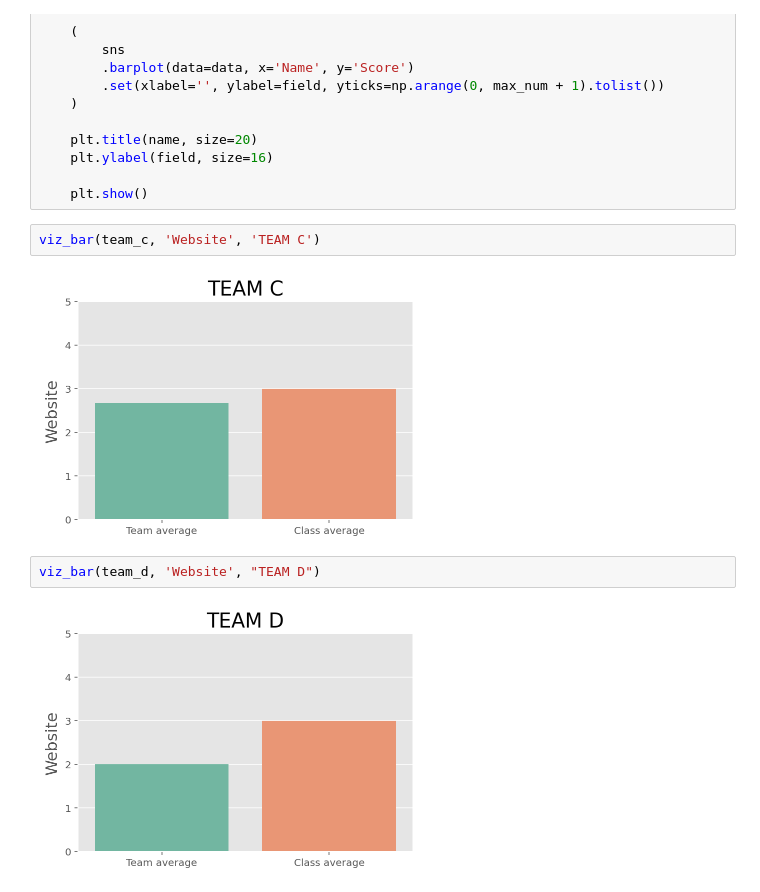
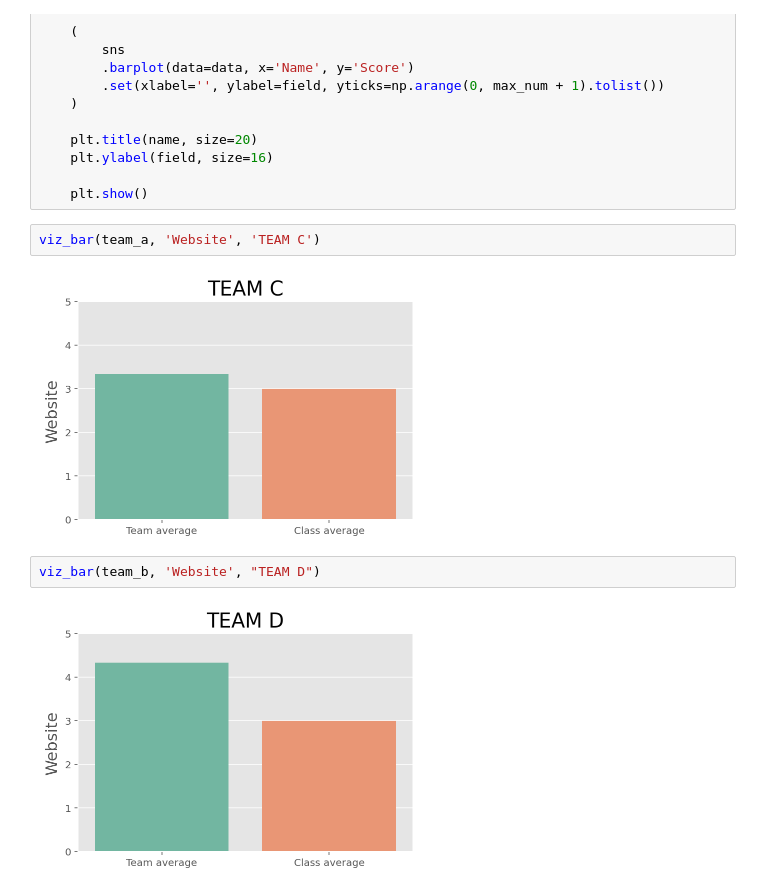
Before and after one commit to ketphan02/DATA-448, a Jupyter notebook: Section 1.ipynb, the cells around one changed output. Drawn from its saved outputs; the diff is of its cells as text.

Commit message:
change stacked graph

```diff
--- a/Section 1.ipynb
+++ b/Section 1.ipynb
@@ -139,10 +141,10 @@ def viz_bar(df, field, name, max_num = 5):
 
     plt.show()
 # %%
-viz_bar(team_c, 'Website', 'TEAM C')
+viz_bar(team_a, 'Website', 'TEAM C')
 # %% [output]
-[figure, old version]
+[figure, new version]
 # %%
-viz_bar(team_d, 'Website', "TEAM D")
+viz_bar(team_b, 'Website', "TEAM D")
 # %% [output]
-[figure, old version]
+[figure, new version]
```
Also changed, not shown: parts of 4 cells of this notebook.
